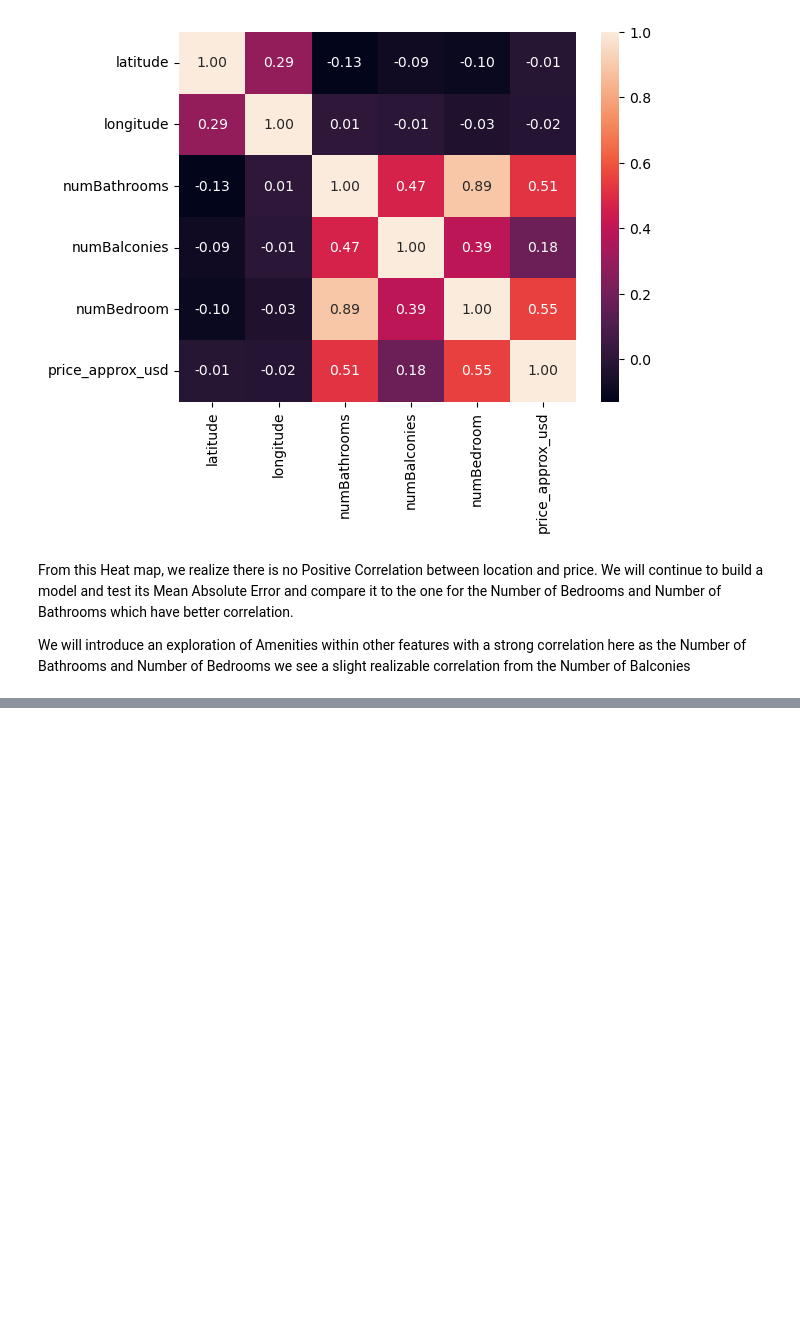
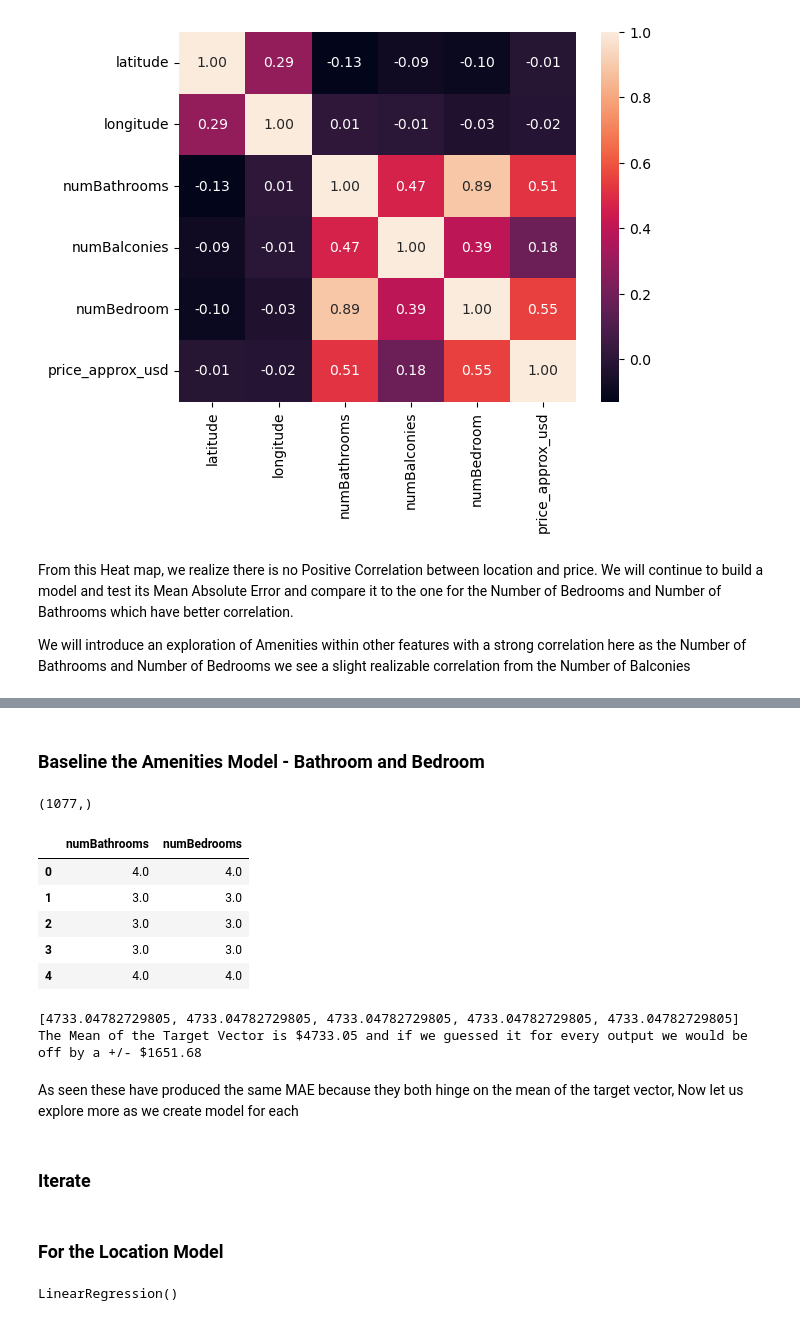
Before and after one commit to dumisanimukuchura/Dehli-Indian-Housing-Analysis-Part-3-Predict-Price-with-Location-Multiple-Linear-Regression, a Jupyter notebook: notebook/Dehli-Indian-Housing-Analysis-Part-3-Predict-Price-with-Location-Multiple-Linear-Regression.ipynb, the cells around one changed output, grey strips where cells are left out. Drawn from its saved outputs; the diff is of its cells as text; code cells hidden in the pictures; blank space fills up the shorter version.

```diff
--- a/notebook/Dehli-Indian-Housing-Analysis-Part-3-Predict-Price-with-Location-Multiple-Linear-Regression.ipynb
+++ b/notebook/Dehli-Indian-Housing-Analysis-Part-3-Predict-Price-with-Location-Multiple-Linear-Regression.ipynb
@@ -150,0 +234,44 @@ We will introduce an exploration of Amenities within other features with a stron
+# %% [markdown]
+### Baseline the Amenities Model - Bathroom and Bedroom
+# %%
+#Create the Target Vector and the Feature Matrix for the Amenities Model
+amn_target = "price_approx_usd"
+amn_features = ["numBathrooms", "numBedrooms"]
+amn_y_train = housing_training[amn_target]
+amn_X_train = housing_training[amn_features]
+print(amn_y_train.shape)
+amn_X_train.head()
+# %% [output]
+(1077,)
+|  | numBathrooms | numBedrooms |
+| 0 | 4.0 | 4.0 |
+| 1 | 3.0 | 3.0 |
+| 2 | 3.0 | 3.0 |
+| 3 | 3.0 | 3.0 |
+| 4 | 4.0 | 4.0 |
+# %%
+# Baseline the Location Model
+amn_y_mean = amn_y_train.mean()
+amn_y_pred_baseline = [amn_y_mean] * len(amn_y_train)
+print(amn_y_pred_baseline[:5])
+amn_baseline_mae = mean_absolute_error(amn_y_train, amn_y_pred_baseline)
+
+print(f"The Mean of the Target Vector is ${round(amn_y_mean, 2)} and if we guessed it for every output we would be off by a +/- ${round(amn_baseline_mae,2)}")
+# %% [output]
+[4733.04782729805, 4733.04782729805, 4733.04782729805, 4733.04782729805, 4733.04782729805]
+The Mean of the Target Vector is $4733.05 and if we guessed it for every output we would be off by a +/- $1651.68
+# %% [markdown]
+As seen these have produced the same MAE because they both hinge on the mean of the target vector, Now let us explore more as we create model for each
+# %% [markdown]
+### Iterate
+# %% [markdown]
+### For the Location Model
+# %%
+### Instantiate the Location Model
+
+loc_model = LinearRegression()
+
+#Fit Location Model
+loc_model.fit(loc_X_train, loc_y_train)
+# %% [output]
+LinearRegression()
```
Also changed, not shown: parts of 22 cells of this notebook.
